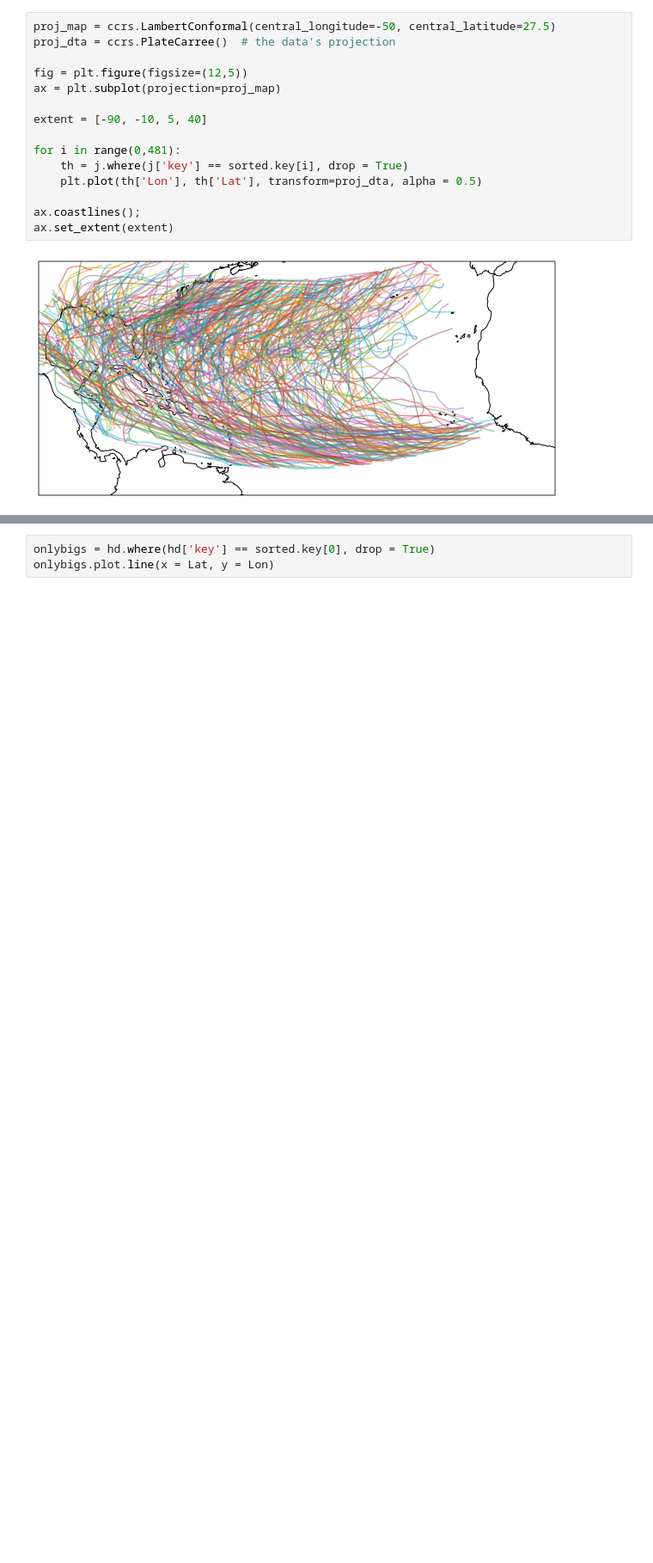
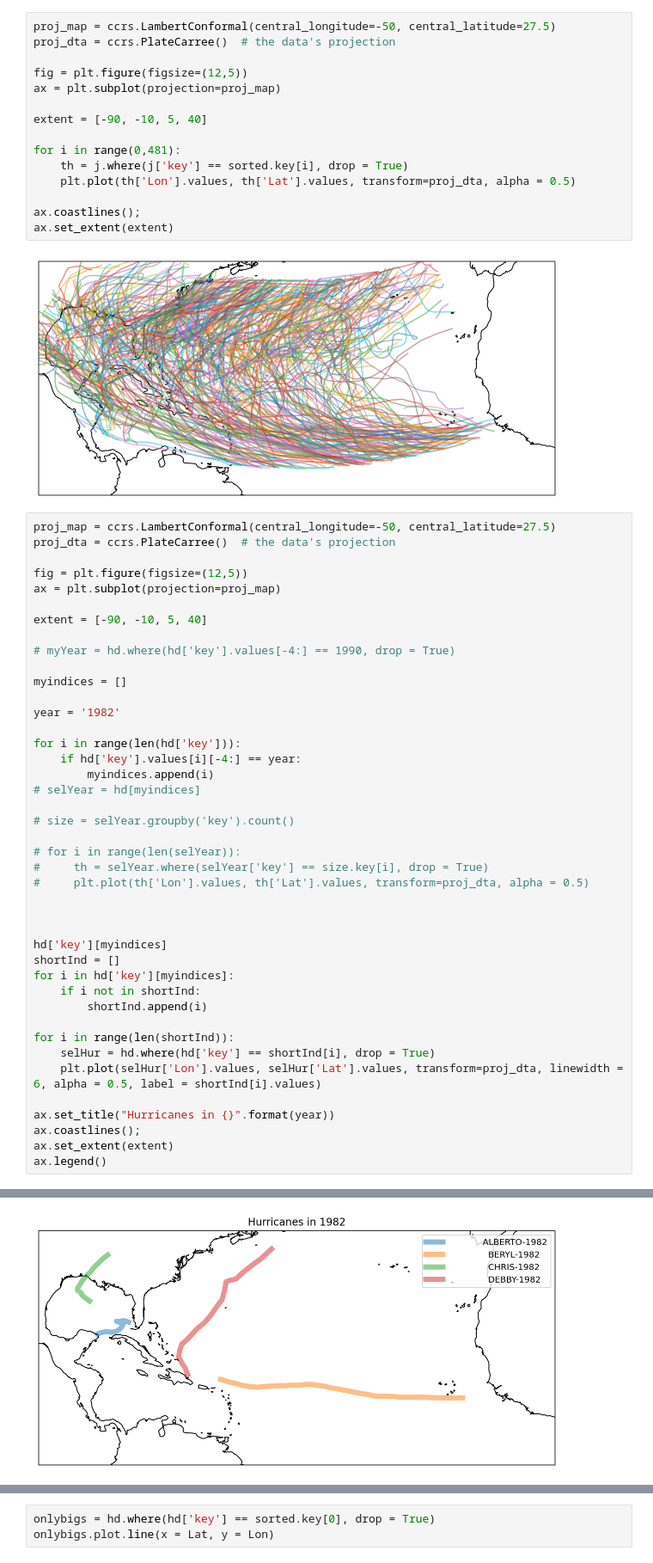
Before and after one commit to mdonahue263/apma4990-mad2311, a Jupyter notebook: workingWithData.ipynb, the cells around one changed output, grey strips where cells are left out. Shown at 86% size. Cells and saved outputs as stored; diff of their text form; blank space fills up the shorter version.

Commit message:
more data commit

```diff
--- a/workingWithData.ipynb
+++ b/workingWithData.ipynb
@@ -146,9 +146,52 @@ extent = [-90, -10, 5, 40]
 
 for i in range(0,481):
     th = j.where(j['key'] == sorted.key[i], drop = True)
-    plt.plot(th['Lon'], th['Lat'], transform=proj_dta, alpha = 0.5)
+    plt.plot(th['Lon'].values, th['Lat'].values, transform=proj_dta, alpha = 0.5)
 
 ax.coastlines();
 ax.set_extent(extent)
 # %% [output]
 [figure]
+# %%
+proj_map = ccrs.LambertConformal(central_longitude=-50, central_latitude=27.5)
+proj_dta = ccrs.PlateCarree()  # the data's projection
+
+fig = plt.figure(figsize=(12,5))
+ax = plt.subplot(projection=proj_map)
+
+extent = [-90, -10, 5, 40]
+
+# myYear = hd.where(hd['key'].values[-4:] == 1990, drop = True)
+
+myindices = []
+
+year = '1982'
+
+for i in range(len(hd['key'])):
+    if hd['key'].values[i][-4:] == year:
+        myindices.append(i)
+# selYear = hd[myindices]
+
+# size = selYear.groupby('key').count()
+
+# for i in range(len(selYear)):
+#     th = selYear.where(selYear['key'] == size.key[i], drop = True)
+#     plt.plot(th['Lon'].values, th['Lat'].values, transform=proj_dta, alpha = 0.5)
+
+
+
+hd['key'][myindices]
+shortInd = []
+for i in hd['key'][myindices]:
+    if i not in shortInd:
+        shortInd.append(i)
+
+for i in range(len(shortInd)):
+    selHur = hd.where(hd['key'] == shortInd[i], drop = True)
+    plt.plot(selHur['Lon'].values, selHur['Lat'].values, transform=proj_dta, linewidth = 6, alpha = 0.5, label = shortInd[i].values)
+
+ax.set_title("Hurricanes in {}".format(year))
+ax.coastlines();
+ax.set_extent(extent)
+ax.legend()
+# %% [output]
@@ -154,0 +199 @@ ax.set_extent(extent)
+[figure, added]
```
Also changed, not shown: parts of 6 cells of this notebook, 1 other file.
